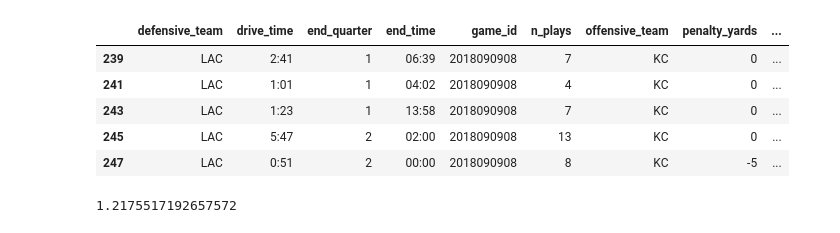
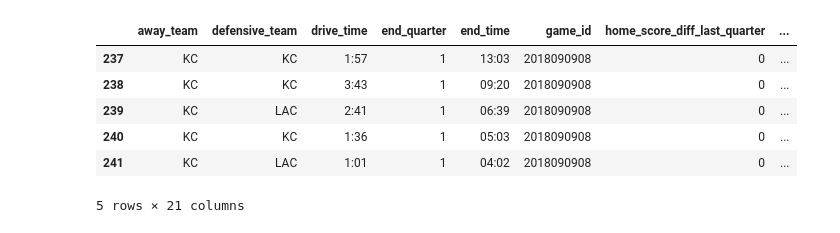
Before and after one commit to brent-lemieux/nfl, a Jupyter notebook: Untitled.ipynb, the cells around one changed output. Cells and saved outputs as stored; diff of their text form; code cells hidden in the pictures.

```diff
--- a/Untitled.ipynb
+++ b/Untitled.ipynb
@@ -14,6 +14,8 @@ teams = [
     'LAC', 'ARI', 'WAS', 'CAR', 'DAL', 'SEA', 'DEN', 'CHI', 'GB',
     'DET', 'NYJ', 'LA', 'OAK', 'JAC', 'SD', 'STL'
 ]
+
+seasons = list(range(2009, 2019))
 # %%
 def preprocess_drives(drives):
     """Preprocess drives for analysis."""
@@ -33,7 +35,7 @@ def preprocess_drives(drives):
 # %%
 df = pd.DataFrame()
 
-for season in range(2009, 2019):
+for season in seasons:
     drives = json.load(open('./data/%i_drives.json' % season, 'r'))
     sdf = preprocess_drives(drives)
     sdf['season'] = season
@@ -68,0 +87,3 @@ all_agg = df.groupby('yard_line_bin').agg({'drive_id': 'count', 'points': 'mean'
+# %%
+team = 'KC'
+season = 2018
@@ -69,10 +137,12 @@ all_agg = df.groupby('yard_line_bin').agg({'drive_id': 'count', 'points': 'mean'
 # %%
-kc18 = df.loc[(df['offensive_team'] == 'KC') & (df['season'] == 2018)].copy()
-kc18.head()
+team_df = df.loc[((df['offensive_team'] == team) | (df['defensive_team'] == team)) & (df['season'] == 2018)].copy()
+
+team_df.head()
 # %% [output]
-|  | defensive_team | drive_time | end_quarter | end_time | game_id | n_plays | offensive_team | penalty_yards | ... |
-| 239 | LAC | 2:41 | 1 | 06:39 | 2018090908 | 7 | KC | 0 | ... |
-| 241 | LAC | 1:01 | 1 | 04:02 | 2018090908 | 4 | KC | 0 | ... |
-| 243 | LAC | 1:23 | 1 | 13:58 | 2018090908 | 7 | KC | 0 | ... |
-| 245 | LAC | 5:47 | 2 | 02:00 | 2018090908 | 13 | KC | 0 | ... |
-| 247 | LAC | 0:51 | 2 | 00:00 | 2018090908 | 8 | KC | -5 | ... |
+|  | away_team | defensive_team | drive_time | end_quarter | end_time | game_id | home_score_diff_last_quarter | ... |
+| 237 | KC | KC | 1:57 | 1 | 13:03 | 2018090908 | 0 | ... |
+| 238 | KC | KC | 3:43 | 1 | 09:20 | 2018090908 | 0 | ... |
+| 239 | KC | LAC | 2:41 | 1 | 06:39 | 2018090908 | 0 | ... |
+| 240 | KC | KC | 1:36 | 1 | 05:03 | 2018090908 | 0 | ... |
+| 241 | KC | LAC | 1:01 | 1 | 04:02 | 2018090908 | 0 | ... |
+5 rows × 21 columns
@@ -87,4 +148,0 @@ comp['owp'] = (comp['points_kc'] - comp['points_nfl']) * comp['weight']
-# %%
-comp['owp'].sum()
-# %% [output]
-1.2175517192657572
```
Also changed, not shown: parts of 13 cells of this notebook, 12 other files.
